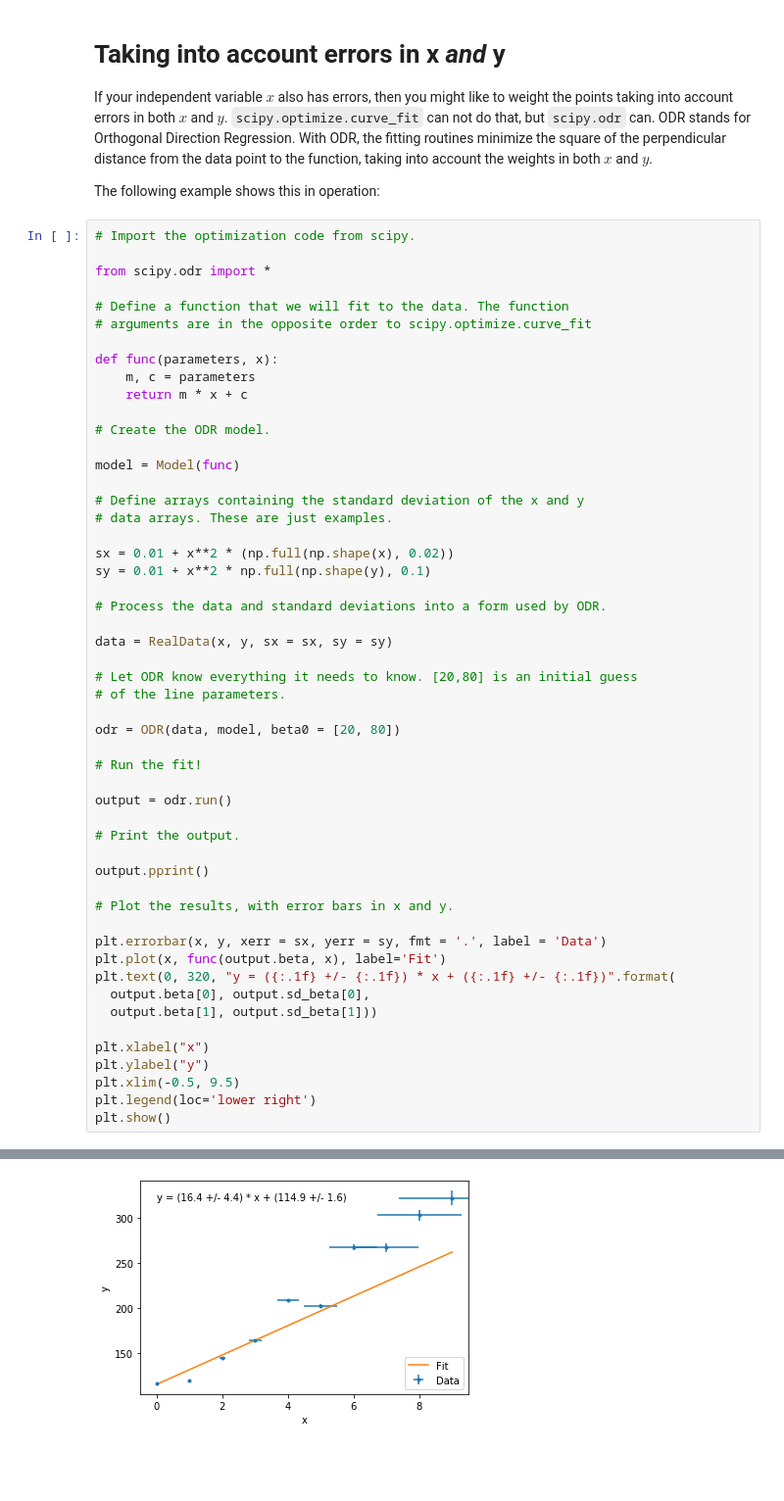
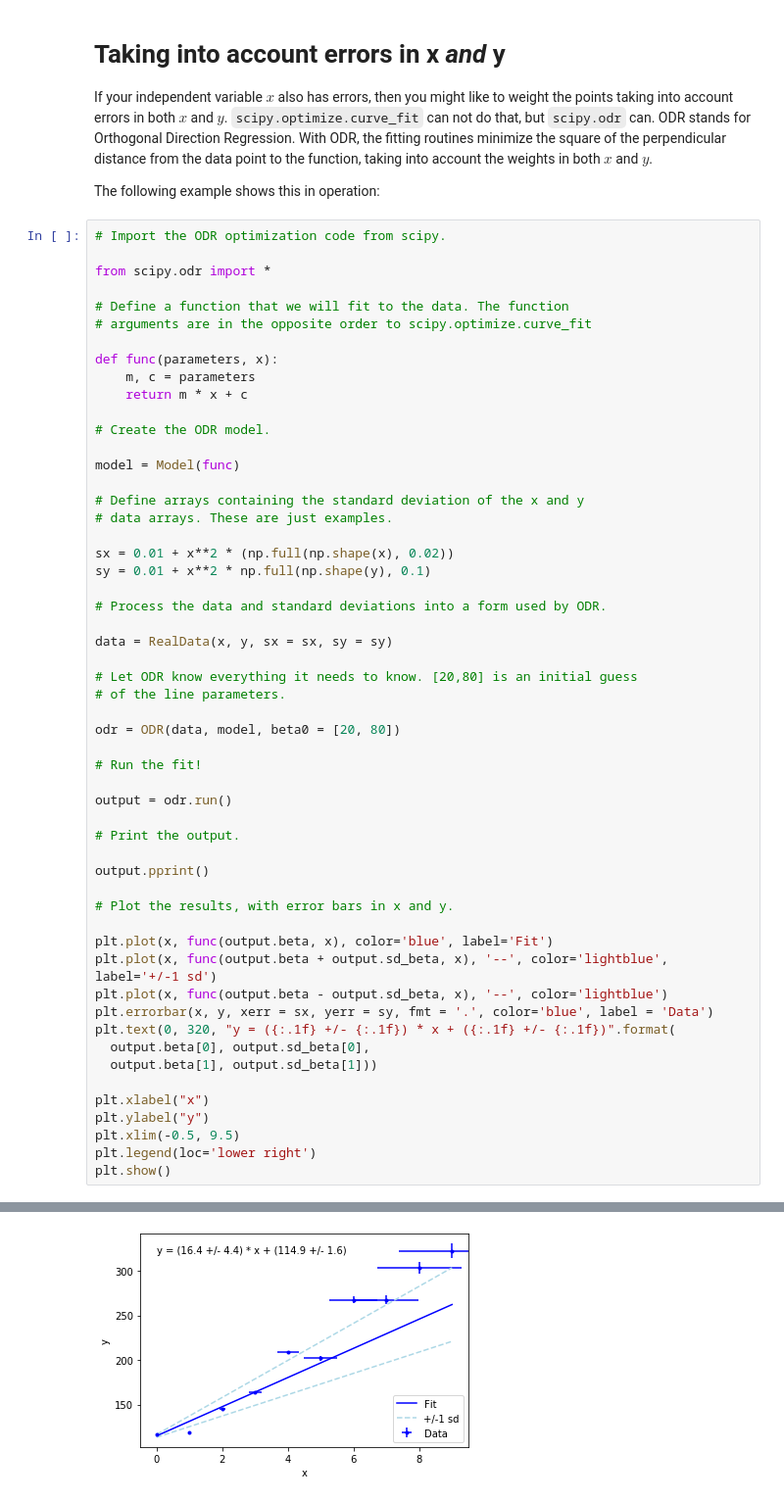
Before and after one commit to phys3112/intro, a Jupyter notebook: mcba12-fitting-a-straight-line.ipynb, the cells around one changed output, grey strips where cells are left out. Shown: that part at 98% size. Saved outputs shown, nothing was run; the diff lists cells and outputs as text; blank space fills up the shorter version.

Commit message:
Added dashed lines for one-sigma errors on the fit in the last plot.

```diff
--- a/mcba12-fitting-a-straight-line.ipynb
+++ b/mcba12-fitting-a-straight-line.ipynb
@@ -200,7 +200,7 @@ If your independent variable $x$ also has errors, then you might like to weight
 
 The following example shows this in operation:
 # %%
-# Import the optimization code from scipy.
+# Import the ODR optimization code from scipy.
 
 from scipy.odr import *
 
@@ -231,34 +231,36 @@ data = RealData(x, y, sx = sx, sy = sy)
 odr = ODR(data, model, beta0 = [20, 80])
 
 # Run the fit!
 
 output = odr.run()
 
 # Print the output.
 
 output.pprint()
 
 # Plot the results, with error bars in x and y.
 
-plt.errorbar(x, y, xerr = sx, yerr = sy, fmt = '.', label = 'Data')
-plt.plot(x, func(output.beta, x), label='Fit')
+plt.plot(x, func(output.beta, x), color='blue', label='Fit')
+plt.plot(x, func(output.beta + output.sd_beta, x), '--', color='lightblue', label='+/-1 sd')
+plt.plot(x, func(output.beta - output.sd_beta, x), '--', color='lightblue')
+plt.errorbar(x, y, xerr = sx, yerr = sy, fmt = '.', color='blue', label = 'Data')
 plt.text(0, 320, "y = ({:.1f} +/- {:.1f}) * x + ({:.1f} +/- {:.1f})".format(
   output.beta[0], output.sd_beta[0],
   output.beta[1], output.sd_beta[1]))
 
 plt.xlabel("x")
 plt.ylabel("y")
 plt.xlim(-0.5, 9.5)
 plt.legend(loc='lower right')
 plt.show()
 # %% [output]
 Beta: [ 16.36380711 114.93556016]
 Beta Std Error: [4.41030016 1.59590533]
 Beta Covariance: [[ 0.21100388 -0.0278295 ]
  [-0.0278295   0.02762921]]
 Residual Variance: 92.18194201482953
 Inverse Condition #: 0.3548774169714496
 Reason(s) for Halting:
   Sum of squares convergence
-[figure, old version]
+[figure, new version]
 # %% [markdown]
```
Also changed, not shown: parts of 1 cell of this notebook.
